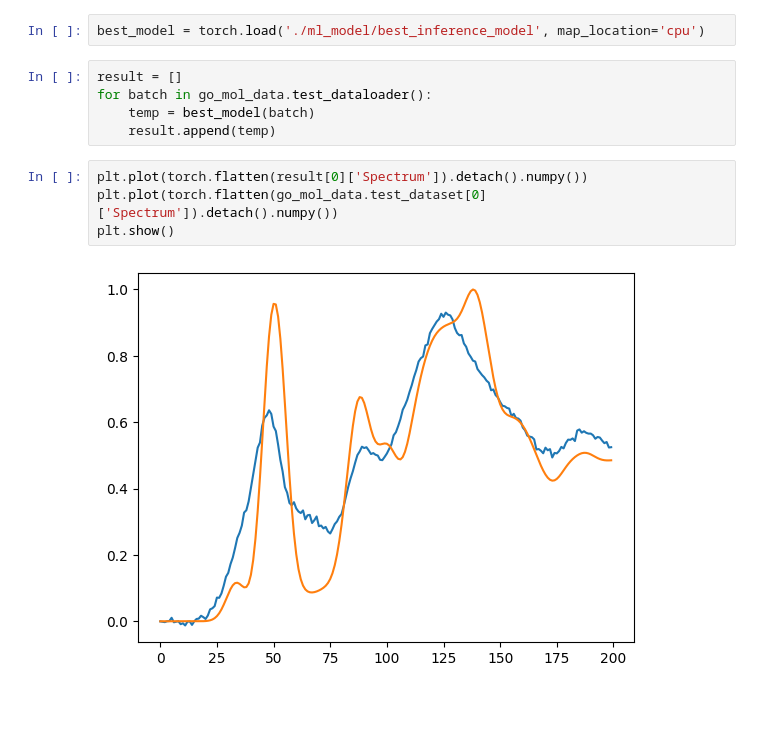
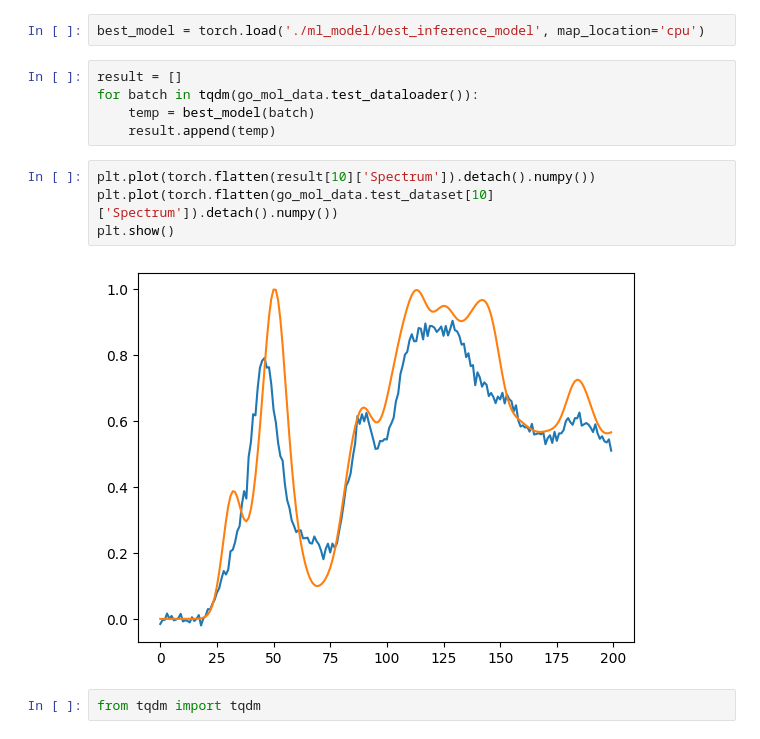
Before and after one commit to sam-j-hall/GNN-XAS-GO, a Jupyter notebook: Schnetpack/train_schnet.ipynb, the cells around one changed output. Cells and saved outputs as stored; diff of their text form; blank space fills up the shorter version.

```diff
--- a/Schnetpack/train_schnet.ipynb
+++ b/Schnetpack/train_schnet.ipynb
@@ -141,12 +136,14 @@ LOCAL_RANK: 0 - CUDA_VISIBLE_DEVICES: [0]
 best_model = torch.load('./ml_model/best_inference_model', map_location='cpu')
 # %%
 result = []
-for batch in go_mol_data.test_dataloader():
+for batch in tqdm(go_mol_data.test_dataloader()):
     temp = best_model(batch)
     result.append(temp)
 # %%
-plt.plot(torch.flatten(result[0]['Spectrum']).detach().numpy())
-plt.plot(torch.flatten(go_mol_data.test_dataset[0]['Spectrum']).detach().numpy())
+plt.plot(torch.flatten(result[10]['Spectrum']).detach().numpy())
+plt.plot(torch.flatten(go_mol_data.test_dataset[10]['Spectrum']).detach().numpy())
 plt.show()
 # %% [output]
-[figure, old version]
+[figure, new version]
+# %%
+from tqdm import tqdm
```
Also changed, not shown: parts of 4 cells of this notebook, 1 other file.
